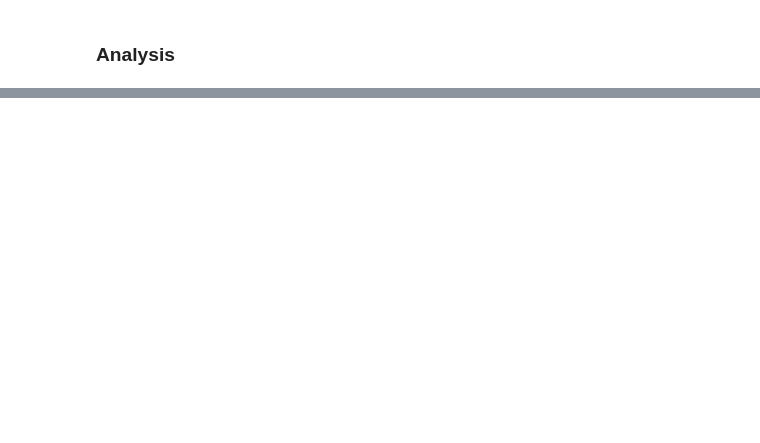
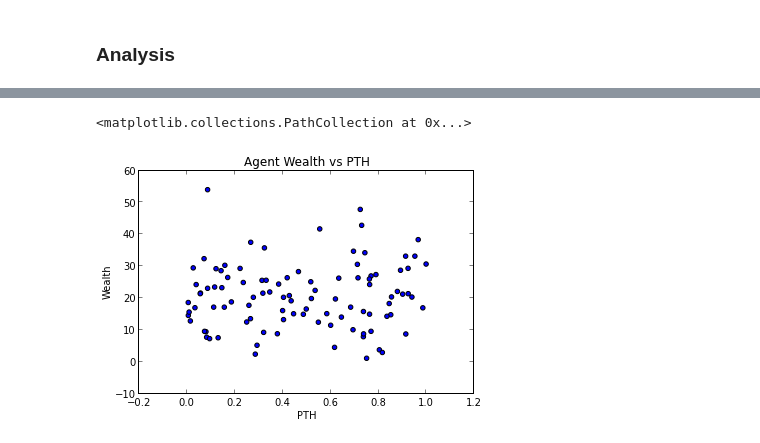
Before and after one commit to jackiekazil/goalnet, a Jupyter notebook: goalnet/model/Initial_Analysis.ipynb, the cells around one changed output, grey strips where cells are left out. Saved outputs shown, nothing was run; the diff lists cells and outputs as text; code cells hidden in the pictures; blank space fills up the shorter version.

```diff
--- a/goalnet/model/Initial_Analysis.ipynb
+++ b/goalnet/model/Initial_Analysis.ipynb
@@ -149,0 +147,18 @@ plt.scatter(centralization, greed, s=sizes)
+# %%
+# Propensity to help:
+
+wealth = []
+pth = []
+for agent in w.agents.values():
+    wealth.append(agent.wealth)
+    pth.append(agent.propensity_to_help)
+
+
+fig, subplot = plt.subplots()
+subplot.set_title("Agent Wealth vs PTH")
+subplot.set_xlabel("PTH")
+subplot.set_ylabel("Wealth")
+plt.scatter(pth, wealth)
+# %% [output]
+<matplotlib.collections.PathCollection at 0x...>
+[figure, added]
```
Also changed, not shown: parts of 12 cells of this notebook, 11 other files.
